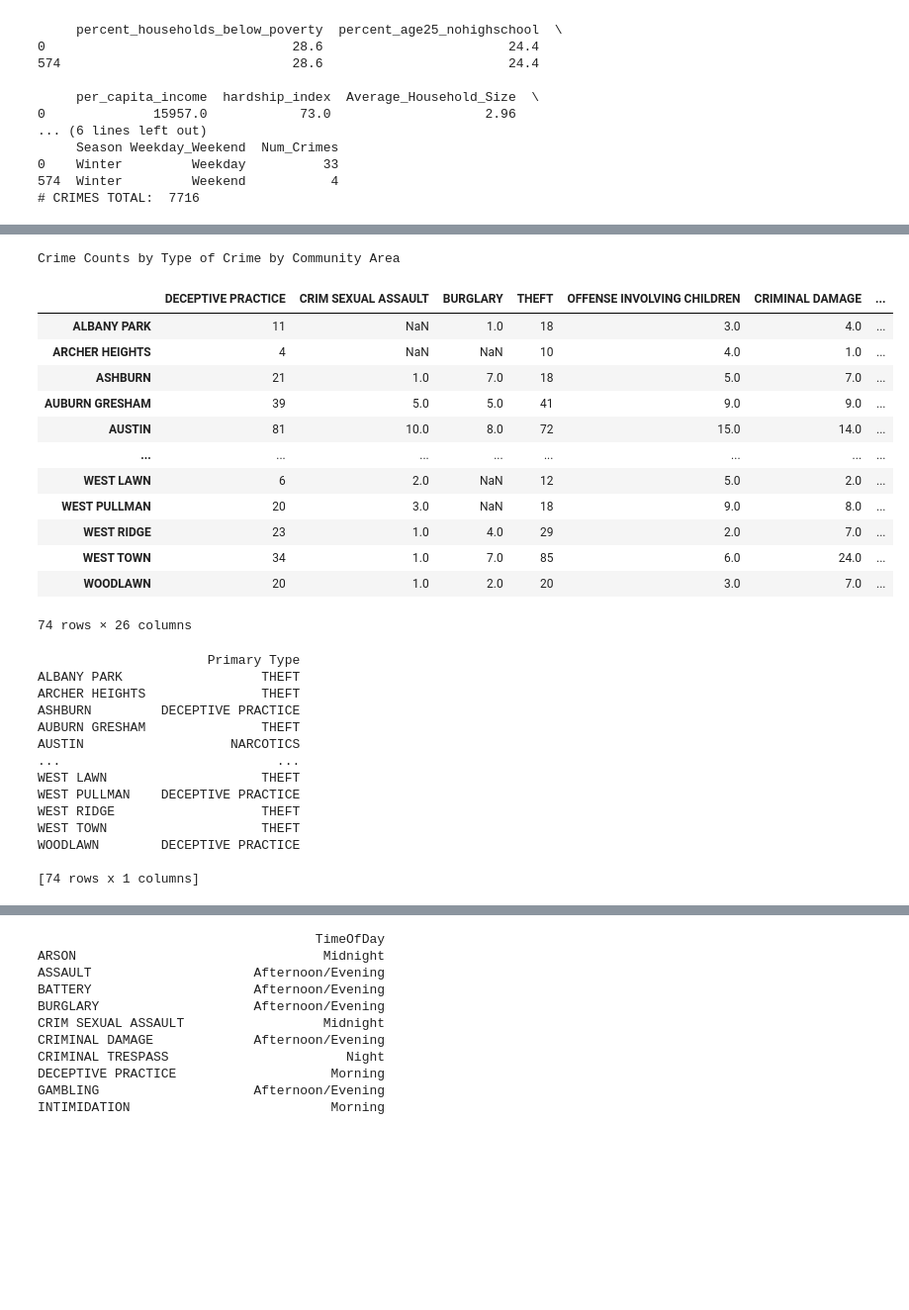
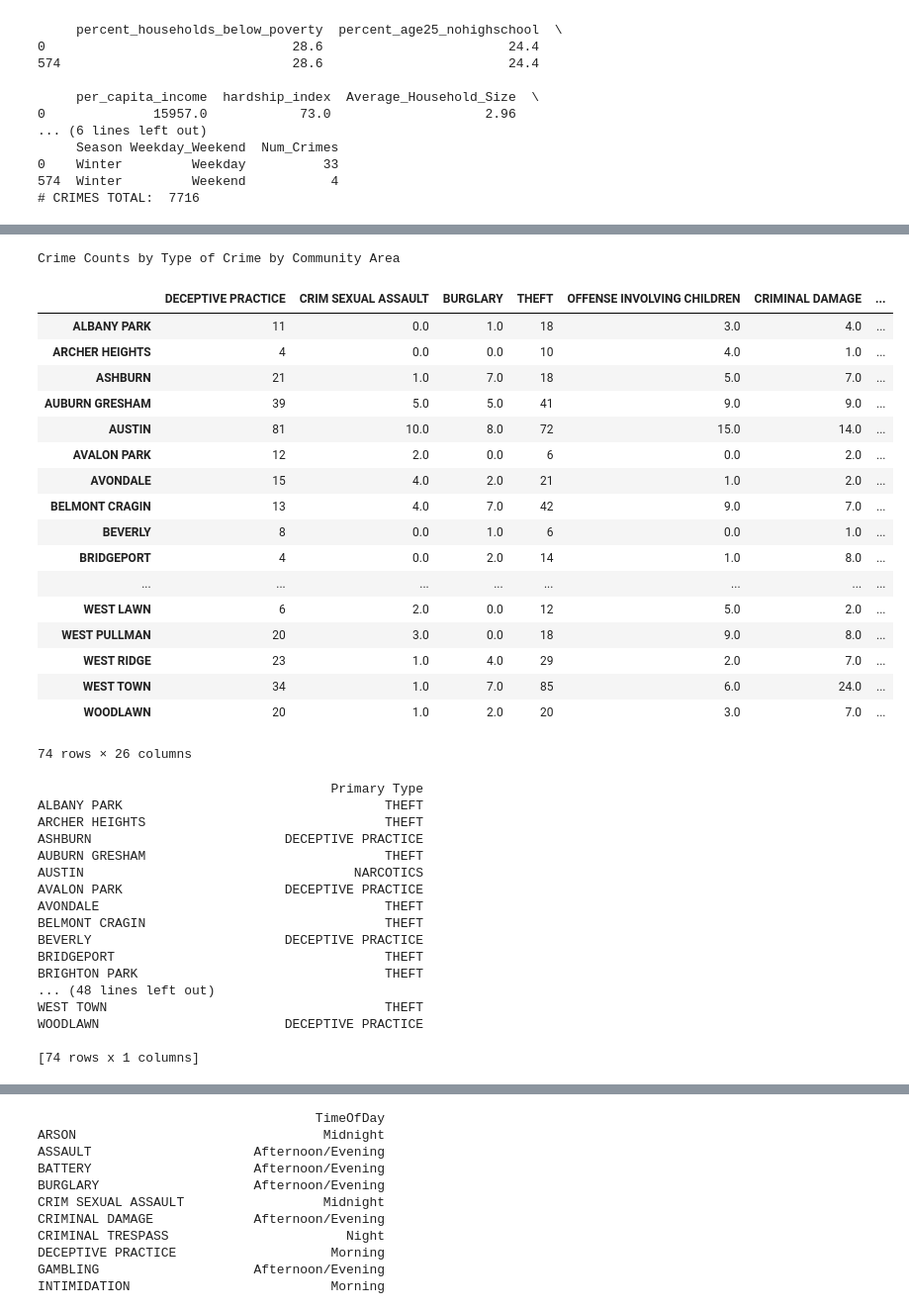
Before and after one commit to busybee333/conda, a Jupyter notebook: CrimeDataExtraction.ipynb, the cells around one changed output, grey strips where cells are left out. Shown: that part at 99% size. Saved outputs shown, nothing was run; the diff lists cells and outputs as text; code cells hidden in the pictures; blank space fills up the shorter version.

```diff
--- a/CrimeDataExtraction.ipynb
+++ b/CrimeDataExtraction.ipynb
@@ -347,26 +349,31 @@ for column in predictorColumns:
 # %%
 # For finding the most common type of crime
 PrimaryCrimeTypes = SampledCrimeData['Primary Type'].unique()
 PrimaryCrimeTypeCounts = pd.DataFrame()
 for c in PrimaryCrimeTypes:
     df = SampledCrimeData[SampledCrimeData['Primary Type']==c]
     PrimaryCrimeTypeCounts[c] = df['Community_Name'].value_counts().sort_index()
 
 # Contains counts of each primary type of crime for each community area
-PrimaryCrimeTypeCounts.fillna(0)
+PrimaryCrimeTypeCounts = PrimaryCrimeTypeCounts.fillna(0)
 print("Crime Counts by Type of Crime by Community Area")
 PrimaryCrimeTypeCounts
 # %% [output]
 Crime Counts by Type of Crime by Community Area
 |  | DECEPTIVE PRACTICE | CRIM SEXUAL ASSAULT | BURGLARY | THEFT | OFFENSE INVOLVING CHILDREN | CRIMINAL DAMAGE | ... |
-| ALBANY PARK | 11 | NaN | 1.0 | 18 | 3.0 | 4.0 | ... |
-| ARCHER HEIGHTS | 4 | NaN | NaN | 10 | 4.0 | 1.0 | ... |
+| ALBANY PARK | 11 | 0.0 | 1.0 | 18 | 3.0 | 4.0 | ... |
+| ARCHER HEIGHTS | 4 | 0.0 | 0.0 | 10 | 4.0 | 1.0 | ... |
 | ASHBURN | 21 | 1.0 | 7.0 | 18 | 5.0 | 7.0 | ... |
 | AUBURN GRESHAM | 39 | 5.0 | 5.0 | 41 | 9.0 | 9.0 | ... |
 | AUSTIN | 81 | 10.0 | 8.0 | 72 | 15.0 | 14.0 | ... |
+| AVALON PARK | 12 | 2.0 | 0.0 | 6 | 0.0 | 2.0 | ... |
+| AVONDALE | 15 | 4.0 | 2.0 | 21 | 1.0 | 2.0 | ... |
+| BELMONT CRAGIN | 13 | 4.0 | 7.0 | 42 | 9.0 | 7.0 | ... |
+| BEVERLY | 8 | 0.0 | 1.0 | 6 | 0.0 | 1.0 | ... |
+| BRIDGEPORT | 4 | 0.0 | 2.0 | 14 | 1.0 | 8.0 | ... |
 | ... | ... | ... | ... | ... | ... | ... | ... |
-| WEST LAWN | 6 | 2.0 | NaN | 12 | 5.0 | 2.0 | ... |
-| WEST PULLMAN | 20 | 3.0 | NaN | 18 | 9.0 | 8.0 | ... |
+| WEST LAWN | 6 | 2.0 | 0.0 | 12 | 5.0 | 2.0 | ... |
+| WEST PULLMAN | 20 | 3.0 | 0.0 | 18 | 9.0 | 8.0 | ... |
 | WEST RIDGE | 23 | 1.0 | 4.0 | 29 | 2.0 | 7.0 | ... |
 | WEST TOWN | 34 | 1.0 | 7.0 | 85 | 6.0 | 24.0 | ... |
 | WOODLAWN | 20 | 1.0 | 2.0 | 20 | 3.0 | 7.0 | ... |
@@ -377,18 +384,21 @@ MostCommonPrimaryCrimeType = pd.DataFrame(PrimaryCrimeTypeCounts.idxmax(axis=1))
 MostCommonPrimaryCrimeType.columns = ['Primary Type']
 print(MostCommonPrimaryCrimeType)
 # %% [output]
-                      Primary Type
-ALBANY PARK                  THEFT
-ARCHER HEIGHTS               THEFT
-ASHBURN         DECEPTIVE PRACTICE
-AUBURN GRESHAM               THEFT
-AUSTIN                   NARCOTICS
-...                            ...
-WEST LAWN                    THEFT
-WEST PULLMAN    DECEPTIVE PRACTICE
-WEST RIDGE                   THEFT
-WEST TOWN                    THEFT
-WOODLAWN        DECEPTIVE PRACTICE
+                                      Primary Type
+ALBANY PARK                                  THEFT
+ARCHER HEIGHTS                               THEFT
+ASHBURN                         DECEPTIVE PRACTICE
+AUBURN GRESHAM                               THEFT
+AUSTIN                                   NARCOTICS
+AVALON PARK                     DECEPTIVE PRACTICE
+AVONDALE                                     THEFT
+BELMONT CRAGIN                               THEFT
+BEVERLY                         DECEPTIVE PRACTICE
+BRIDGEPORT                                   THEFT
+BRIGHTON PARK                                THEFT
+... (48 lines left out)
+WEST TOWN                                    THEFT
+WOODLAWN                        DECEPTIVE PRACTICE
 
 [74 rows x 1 columns]
 # %%
```
Also changed, not shown: parts of 25 cells of this notebook.
